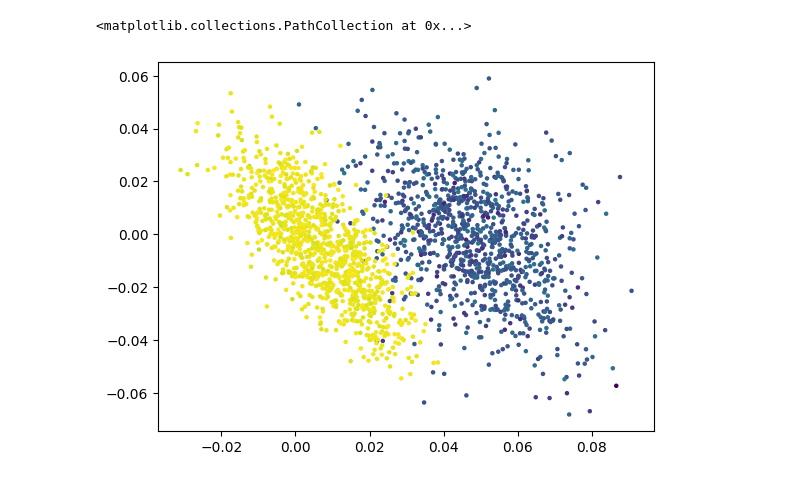
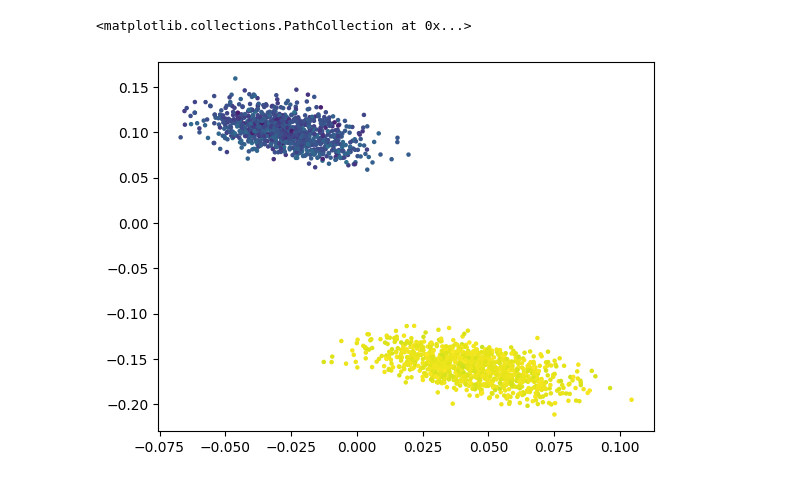
Before and after one commit to DaniNiamut/ict-f0ntys-internship, a Jupyter notebook: experiments/vae.ipynb, the cells around one changed output. Cells and saved outputs as stored; diff of their text form; code cells hidden in the pictures.

```diff
--- a/experiments/vae.ipynb
+++ b/experiments/vae.ipynb
@@ -160,9 +24,9 @@ x = torch.concat((x,x2))
 funct = Ackley(dim=10, noise_std=None, negate=False, bounds=None, dtype=torch.float64)
 y = funct(x)
 # %%
-vae_result = Autoencoder().fit_transform(x, y)
+vae_result = WeightedAutoencoder().fit_transform(x, y)
 vae_result
 plt.scatter(vae_result[:, 0], vae_result[:, 1], c=y, cmap='viridis', s=5)
 # %% [output]
 <matplotlib.collections.PathCollection at 0x...>
-[figure, old version]
+[figure, new version]
```
Also changed, not shown: parts of 6 cells of this notebook.
